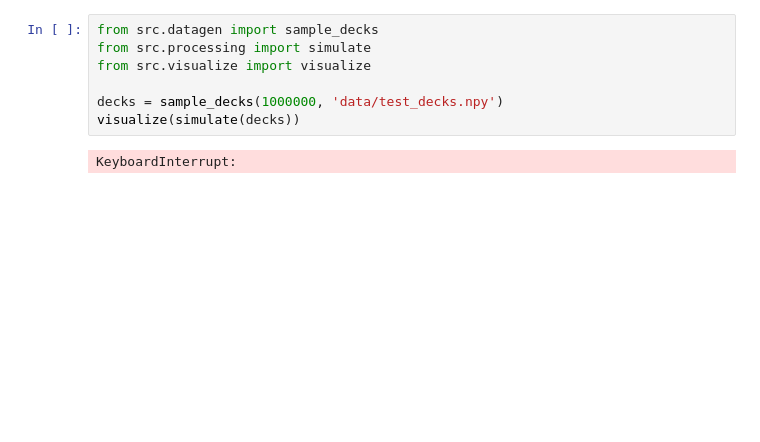
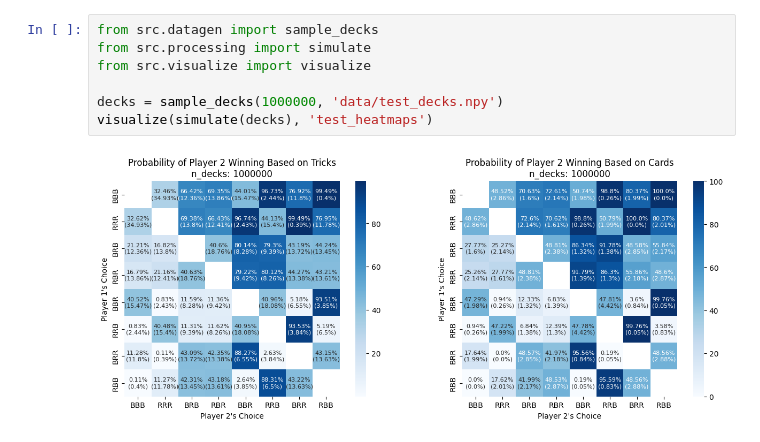
Before and after one commit to ejthompson01/ProjectPenney, a Jupyter notebook: testing.ipynb, the cells around one changed output. Drawn from its saved outputs; the diff is of its cells as text; blank space fills up the shorter version.

Commit message:
heatmap upload

```diff
--- a/testing.ipynb
+++ b/testing.ipynb
@@ -1,9 +1,9 @@
 # %%
 from src.datagen import sample_decks
 from src.processing import simulate
 from src.visualize import visualize
 
 decks = sample_decks(1000000, 'data/test_decks.npy')
-visualize(simulate(decks))
+visualize(simulate(decks), 'test_heatmaps')
 # %% [output]
-KeyboardInterrupt:
+[figure, added]
```
Also changed, not shown: 3 other files.
